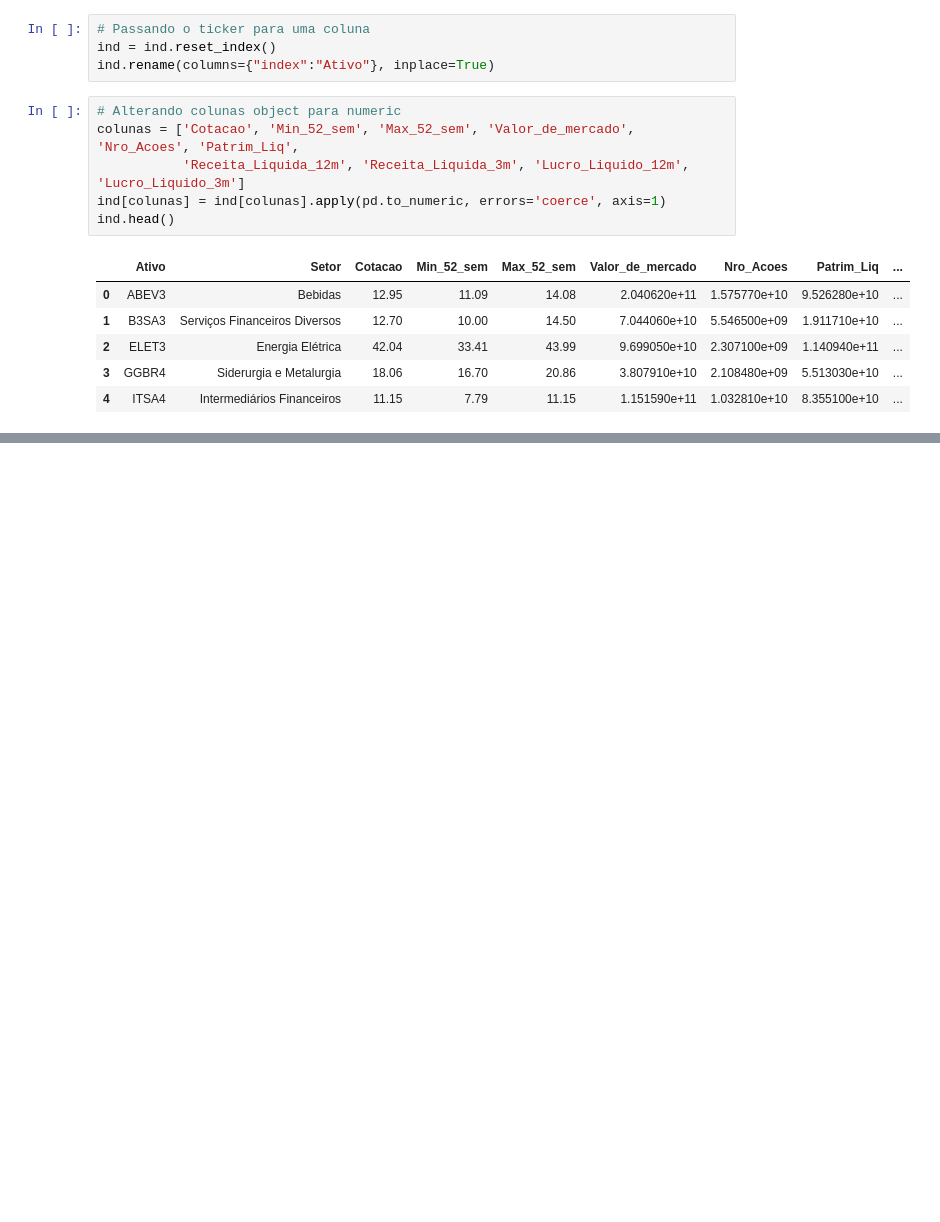
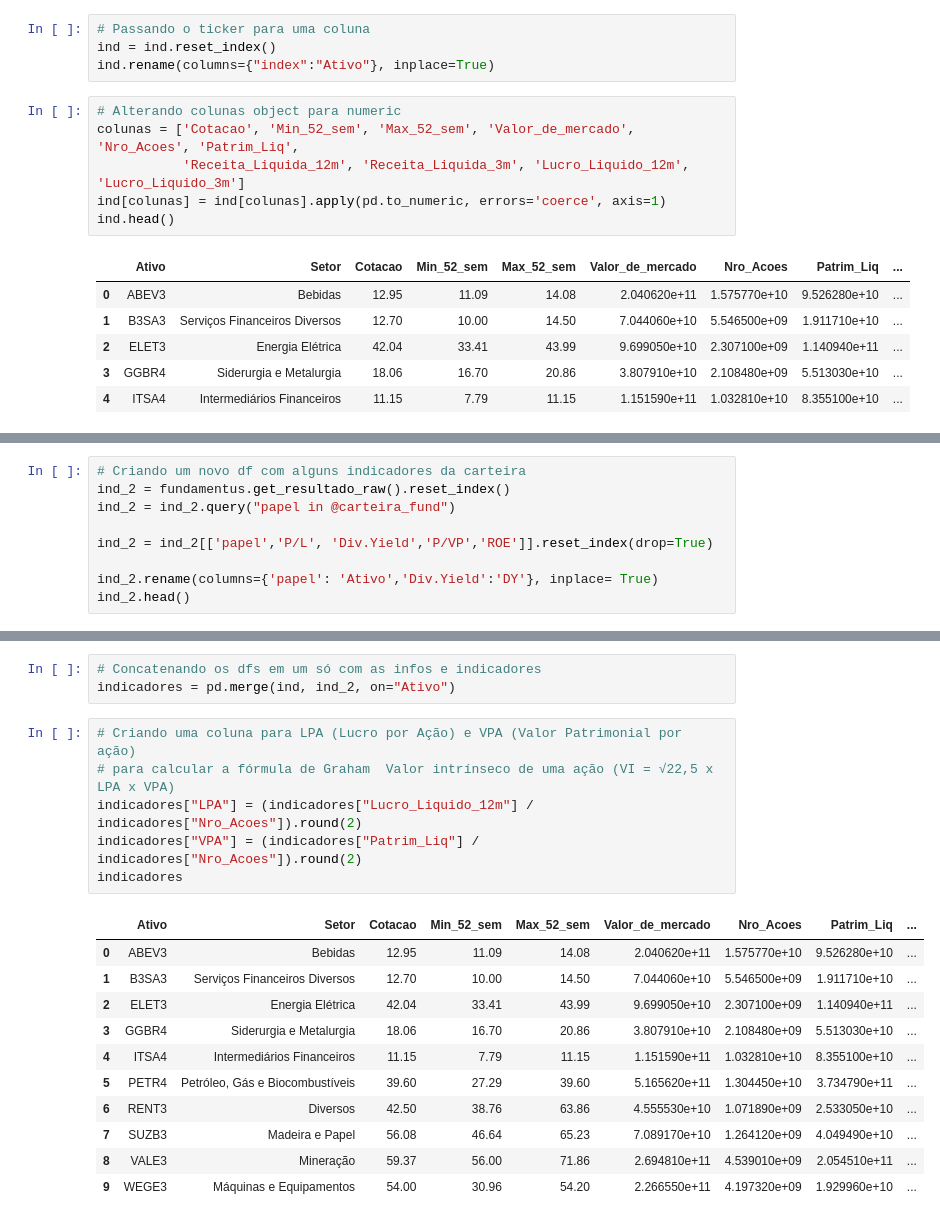
Before and after one commit to wendellbarcelos/Projeto_Cota-es_indicadores_finance_Bulltrend, a Jupyter notebook: Projeto Bulltrends.ipynb, the cells around one changed output, grey strips where cells are left out. Cells and saved outputs as stored; diff of their text form; blank space fills up the shorter version.

```diff
--- a/Projeto Bulltrends.ipynb
+++ b/Projeto Bulltrends.ipynb
@@ -173,0 +178,9 @@ ind.head()
+# %%
+# Criando um novo df com alguns indicadores da carteira
+ind_2 = fundamentus.get_resultado_raw().reset_index()
+ind_2 = ind_2.query("papel in @carteira_fund")
+
+ind_2 = ind_2[['papel','P/L', 'Div.Yield','P/VP','ROE']].reset_index(drop=True)
+
+ind_2.rename(columns={'papel': 'Ativo','Div.Yield':'DY'}, inplace= True)
+ind_2.head()
@@ -173,0 +194,21 @@ ind.head()
+# %%
+# Concatenando os dfs em um só com as infos e indicadores
+indicadores = pd.merge(ind, ind_2, on="Ativo")
+# %%
+# Criando uma coluna para LPA (Lucro por Ação) e VPA (Valor Patrimonial por ação)
+# para calcular a fórmula de Graham  Valor intrínseco de uma ação (VI = √22,5 x LPA x VPA)
+indicadores["LPA"] = (indicadores["Lucro_Liquido_12m"] / indicadores["Nro_Acoes"]).round(2)
+indicadores["VPA"] = (indicadores["Patrim_Liq"] / indicadores["Nro_Acoes"]).round(2)
+indicadores
+# %% [output]
+|  | Ativo | Setor | Cotacao | Min_52_sem | Max_52_sem | Valor_de_mercado | Nro_Acoes | Patrim_Liq | ... |
+| 0 | ABEV3 | Bebidas | 12.95 | 11.09 | 14.08 | 2.040620e+11 | 1.575770e+10 | 9.526280e+10 | ... |
+| 1 | B3SA3 | Serviços Financeiros Diversos | 12.70 | 10.00 | 14.50 | 7.044060e+10 | 5.546500e+09 | 1.911710e+10 | ... |
+| 2 | ELET3 | Energia Elétrica | 42.04 | 33.41 | 43.99 | 9.699050e+10 | 2.307100e+09 | 1.140940e+11 | ... |
+| 3 | GGBR4 | Siderurgia e Metalurgia | 18.06 | 16.70 | 20.86 | 3.807910e+10 | 2.108480e+09 | 5.513030e+10 | ... |
+| 4 | ITSA4 | Intermediários Financeiros | 11.15 | 7.79 | 11.15 | 1.151590e+11 | 1.032810e+10 | 8.355100e+10 | ... |
+| 5 | PETR4 | Petróleo, Gás e Biocombustíveis | 39.60 | 27.29 | 39.60 | 5.165620e+11 | 1.304450e+10 | 3.734790e+11 | ... |
+| 6 | RENT3 | Diversos | 42.50 | 38.76 | 63.86 | 4.555530e+10 | 1.071890e+09 | 2.533050e+10 | ... |
+| 7 | SUZB3 | Madeira e Papel | 56.08 | 46.64 | 65.23 | 7.089170e+10 | 1.264120e+09 | 4.049490e+10 | ... |
+| 8 | VALE3 | Mineração | 59.37 | 56.00 | 71.86 | 2.694810e+11 | 4.539010e+09 | 2.054510e+11 | ... |
+| 9 | WEGE3 | Máquinas e Equipamentos | 54.00 | 30.96 | 54.20 | 2.266550e+11 | 4.197320e+09 | 1.929960e+10 | ... |
```
Also changed, not shown: parts of 9 cells of this notebook.
